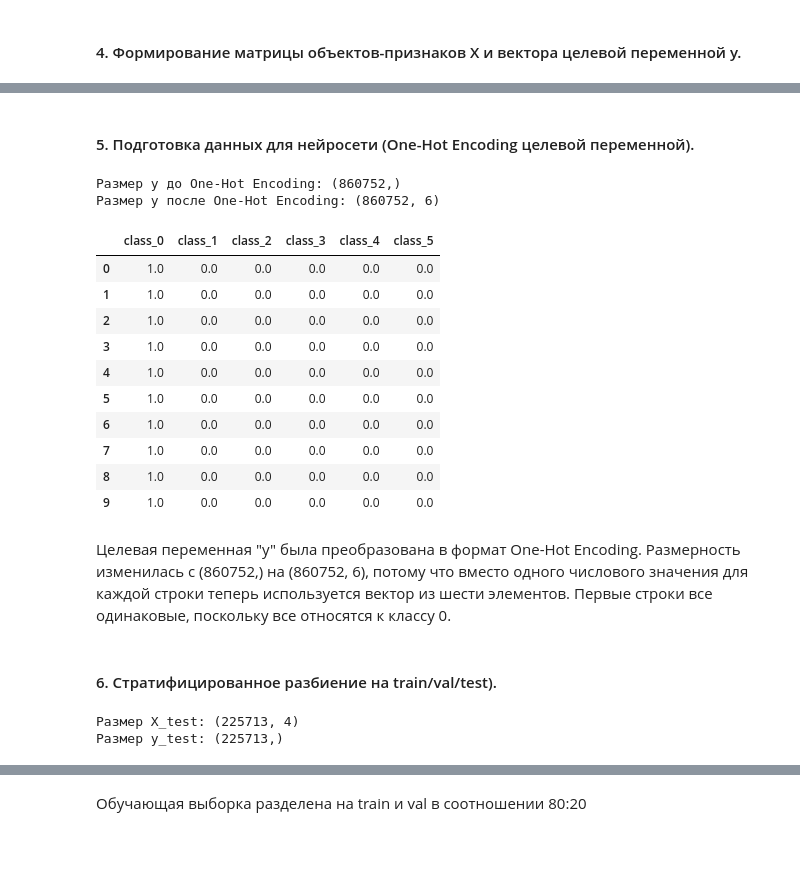
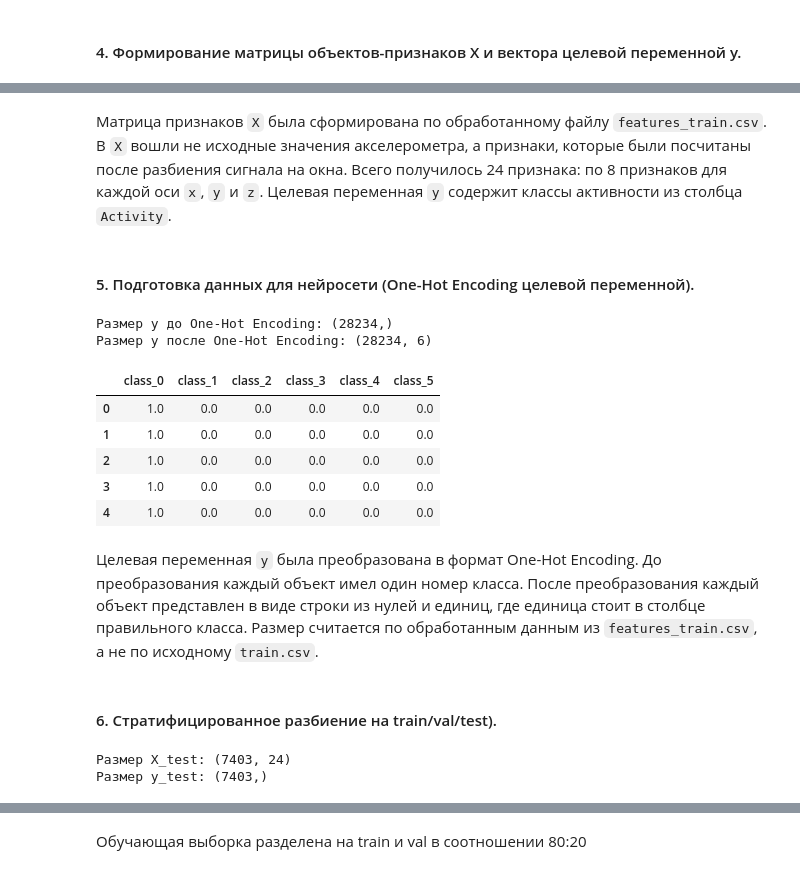
Before and after one commit to elena-kornaeva/Practice_Human-Activity-Recognition_Classifier, a Jupyter notebook: notebooks/01_EDA_and_Preprocessing_Additional.ipynb, the cells around one changed output, grey strips where cells are left out. Drawn from its saved outputs; the diff is of its cells as text; code cells hidden in the pictures; blank space fills up the shorter version.

```diff
--- a/notebooks/01_EDA_and_Preprocessing_Additional.ipynb
+++ b/notebooks/01_EDA_and_Preprocessing_Additional.ipynb
@@ -151,10 +155,10 @@ plt.show()
 # %% [markdown]
 ####  4. Формирование матрицы объектов-признаков X и вектора целевой переменной y.
 # %%
-columns = ["acc_x", "acc_y", "acc_z", "acc_magnitude"]
+features_train = pd.read_csv("../data/processed/features_train.csv")
 
-X = train_df[columns]
-y = train_df["Activity"]
+X = features_train.drop(columns=["Activity"])
+y = features_train["Activity"]
 
 print("Размер X:", X.shape)
 print("Размер y:", y.shape)
@@ -179,62 +184,53 @@ Name: Activity, dtype: int64
+# %% [markdown]
+Матрица признаков `X` была сформирована по обработанному файлу `features_train.csv`.
+В `X` вошли не исходные значения акселерометра, а признаки, которые были посчитаны после разбиения сигнала на окна. Всего получилось 24 признака: по 8 признаков для каждой оси `x`, `y` и `z`.
+Целевая переменная `y` содержит классы активности из столбца `Activity`.
 # %% [markdown]
 ####  5. Подготовка данных для нейросети (One-Hot Encoding целевой переменной).
 # %%
 from sklearn.preprocessing import OneHotEncoder
 
 encoder = OneHotEncoder(sparse_output=False)
 
 y_one_hot = encoder.fit_transform(y.values.reshape(-1, 1))
 
 class_names = encoder.categories_[0]
 
 y_one_hot_df = pd.DataFrame(
     y_one_hot,
     columns=[f"class_{class_id}" for class_id in class_names]
 )
 
 print("Размер y до One-Hot Encoding:", y.shape)
 print("Размер y после One-Hot Encoding:", y_one_hot_df.shape)
 
-y_one_hot_df.head(10)
+y_one_hot_df.head()
 # %% [output]
-Размер y до One-Hot Encoding: (860752,)
-Размер y после One-Hot Encoding: (860752, 6)
+Размер y до One-Hot Encoding: (28234,)
+Размер y после One-Hot Encoding: (28234, 6)
 |  | class_0 | class_1 | class_2 | class_3 | class_4 | class_5 |
 | 0 | 1.0 | 0.0 | 0.0 | 0.0 | 0.0 | 0.0 |
 | 1 | 1.0 | 0.0 | 0.0 | 0.0 | 0.0 | 0.0 |
 | 2 | 1.0 | 0.0 | 0.0 | 0.0 | 0.0 | 0.0 |
 | 3 | 1.0 | 0.0 | 0.0 | 0.0 | 0.0 | 0.0 |
 | 4 | 1.0 | 0.0 | 0.0 | 0.0 | 0.0 | 0.0 |
-| 5 | 1.0 | 0.0 | 0.0 | 0.0 | 0.0 | 0.0 |
-| 6 | 1.0 | 0.0 | 0.0 | 0.0 | 0.0 | 0.0 |
-| 7 | 1.0 | 0.0 | 0.0 | 0.0 | 0.0 | 0.0 |
-| 8 | 1.0 | 0.0 | 0.0 | 0.0 | 0.0 | 0.0 |
-| 9 | 1.0 | 0.0 | 0.0 | 0.0 | 0.0 | 0.0 |
 # %% [markdown]
-Целевая переменная "y" была преобразована в формат One-Hot Encoding.
-Размерность изменилась с (860752,) на (860752, 6), потому что вместо одного числового значения для каждой строки теперь используется вектор из шести элементов.
-Первые строки все одинаковые, поскольку все относятся к классу 0.
+Целевая переменная `y` была преобразована в формат One-Hot Encoding.
+До преобразования каждый объект имел один номер класса. После преобразования каждый объект представлен в виде строки из нулей и единиц, где единица стоит в столбце правильного класса.
+Размер считается по обработанным данным из `features_train.csv`, а не по исходному `train.csv`.
 # %% [markdown]
 ####  6. Стратифицированное разбиение на train/val/test).
 # %%
-test_path = "../data/raw/test.csv"
+features_test = pd.read_csv("../data/processed/features_test.csv")
 
-test_df = pd.read_csv(test_path)
-
-test_df["acc_magnitude"] = np.sqrt(
-    test_df["acc_x"] ** 2 +
-    test_df["acc_y"] ** 2 +
-    test_df["acc_z"] ** 2
-)
-
-X_test = test_df[columns]
-y_test = test_df["Activity"]
+X_test = features_test.drop(columns=["Activity"])
+y_test = features_test["Activity"]
 
 print("Размер X_test:", X_test.shape)
 print("Размер y_test:", y_test.shape)
 # %% [output]
-Размер X_test: (225713, 4)
-Размер y_test: (225713,)
+Размер X_test: (7403, 24)
+Размер y_test: (7403,)
 # %%
 from sklearn.model_selection import train_test_split
 
```
Also changed, not shown: parts of 6 cells of this notebook.
